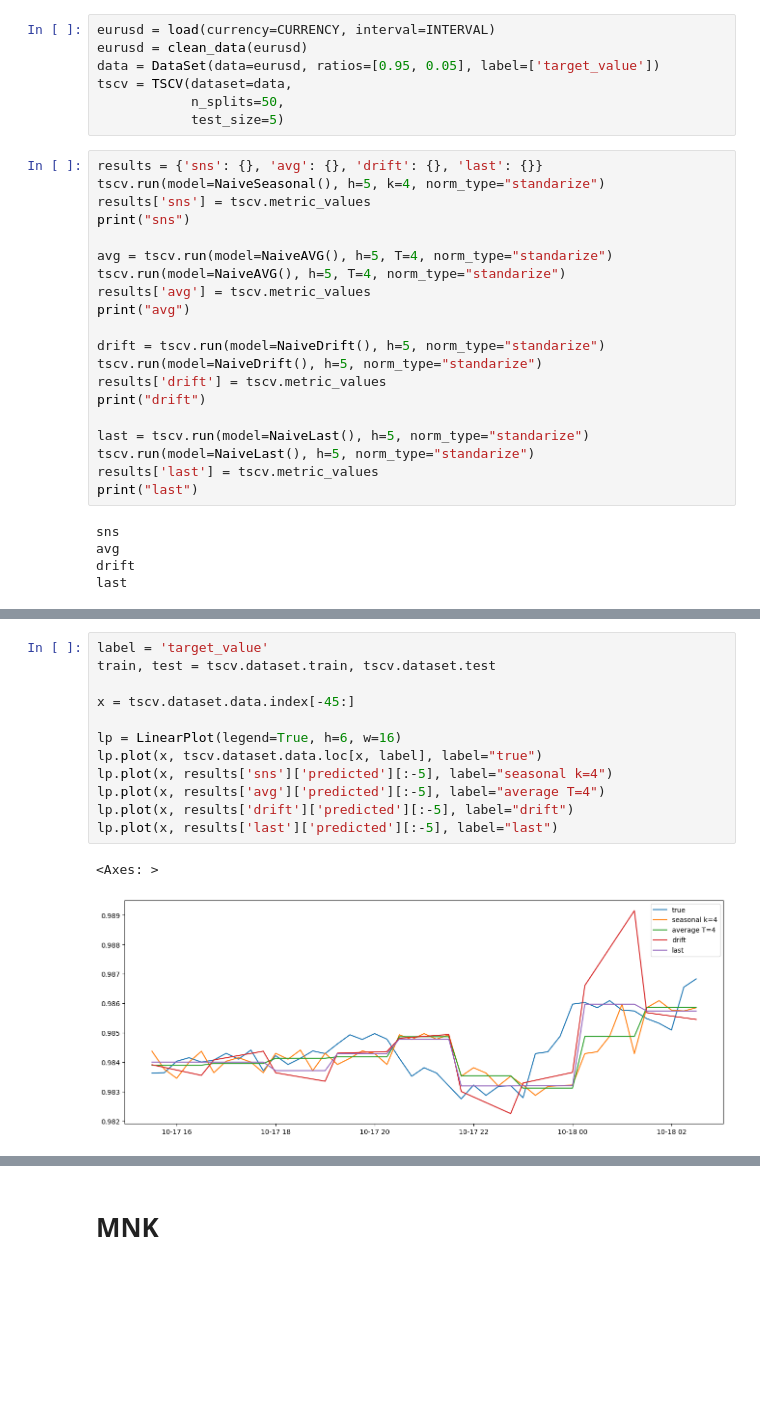
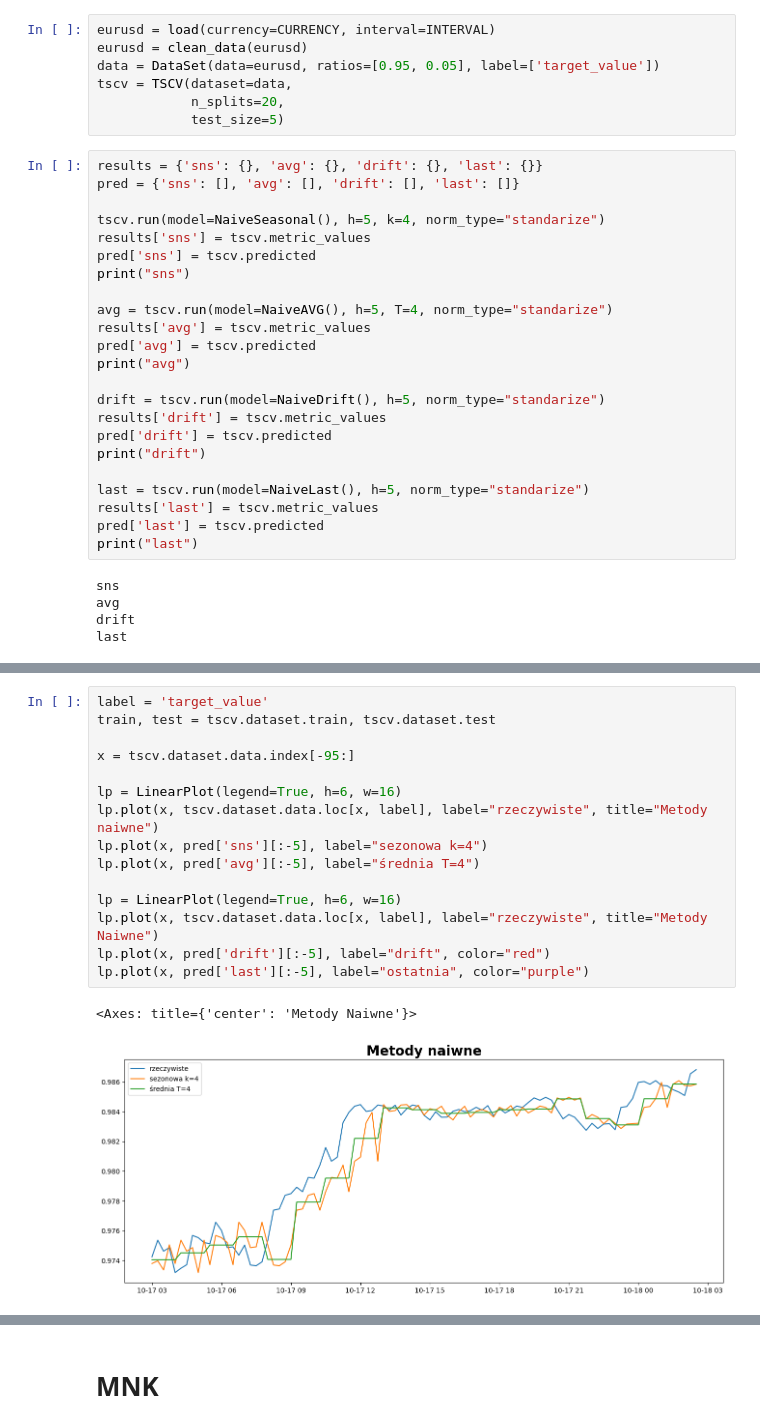
Before and after one commit to sebastiansukiennik01/ForexForecasting, a Jupyter notebook: chapter_3_3.ipynb, the cells around one changed output, grey strips where cells are left out. Drawn from its saved outputs; the diff is of its cells as text; blank space fills up the shorter version.

```diff
--- a/chapter_3_3.ipynb
+++ b/chapter_3_3.ipynb
@@ -30,27 +33,30 @@ eurusd = load(currency=CURRENCY, interval=INTERVAL)
 eurusd = clean_data(eurusd)
 data = DataSet(data=eurusd, ratios=[0.95, 0.05], label=['target_value'])
 tscv = TSCV(dataset=data,
-            n_splits=50,
+            n_splits=20,
             test_size=5)
 # %%
 results = {'sns': {}, 'avg': {}, 'drift': {}, 'last': {}}
+pred = {'sns': [], 'avg': [], 'drift': [], 'last': []}
+
 tscv.run(model=NaiveSeasonal(), h=5, k=4, norm_type="standarize")
 results['sns'] = tscv.metric_values
+pred['sns'] = tscv.predicted
 print("sns")
 
 avg = tscv.run(model=NaiveAVG(), h=5, T=4, norm_type="standarize")
-tscv.run(model=NaiveAVG(), h=5, T=4, norm_type="standarize")
 results['avg'] = tscv.metric_values
+pred['avg'] = tscv.predicted
 print("avg")
 
 drift = tscv.run(model=NaiveDrift(), h=5, norm_type="standarize")
-tscv.run(model=NaiveDrift(), h=5, norm_type="standarize")
 results['drift'] = tscv.metric_values
+pred['drift'] = tscv.predicted
 print("drift")
 
 last = tscv.run(model=NaiveLast(), h=5, norm_type="standarize")
-tscv.run(model=NaiveLast(), h=5, norm_type="standarize")
 results['last'] = tscv.metric_values
+pred['last'] = tscv.predicted
 print("last")
 # %% [output]
 sns
@@ -60,15 +74,18 @@ last
 # %%
 label = 'target_value'
 train, test = tscv.dataset.train, tscv.dataset.test
 
-x = tscv.dataset.data.index[-45:]
+x = tscv.dataset.data.index[-95:]
 
 lp = LinearPlot(legend=True, h=6, w=16)
-lp.plot(x, tscv.dataset.data.loc[x, label], label="true")
-lp.plot(x, results['sns']['predicted'][:-5], label="seasonal k=4")
-lp.plot(x, results['avg']['predicted'][:-5], label="average T=4")
-lp.plot(x, results['drift']['predicted'][:-5], label="drift")
-lp.plot(x, results['last']['predicted'][:-5], label="last")
+lp.plot(x, tscv.dataset.data.loc[x, label], label="rzeczywiste", title="Metody naiwne")
+lp.plot(x, pred['sns'][:-5], label="sezonowa k=4")
+lp.plot(x, pred['avg'][:-5], label="średnia T=4")
+
+lp = LinearPlot(legend=True, h=6, w=16)
+lp.plot(x, tscv.dataset.data.loc[x, label], label="rzeczywiste", title="Metody Naiwne")
+lp.plot(x, pred['drift'][:-5], label="drift", color="red")
+lp.plot(x, pred['last'][:-5], label="ostatnia", color="purple")
 # %% [output]
-<Axes: >
+<Axes: title={'center': 'Metody Naiwne'}>
-[figure, old version]
+[figure, new version]
```
Also changed, not shown: parts of 49 cells of this notebook, 10 other files.
